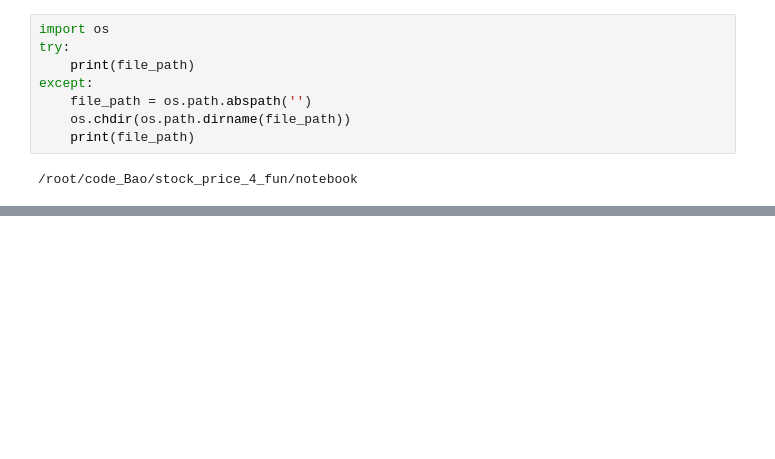
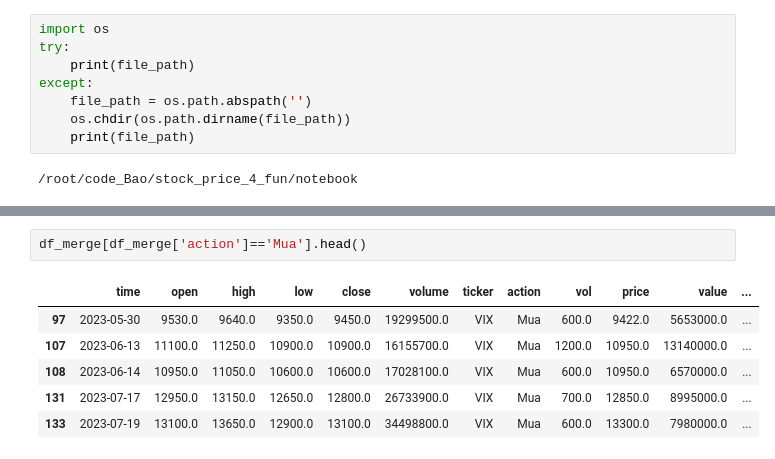
Before and after one commit to mrzaizai2k/stock_price_4_fun, a Jupyter notebook: notebook/trading_record.ipynb, the cells around one changed output, grey strips where cells are left out. Cells and saved outputs as stored; diff of their text form; blank space fills up the shorter version.

```diff
--- a/notebook/trading_record.ipynb
+++ b/notebook/trading_record.ipynb
@@ -252,0 +195,9 @@ plot_return(df, figsize=(1000, 600))
+# %%
+df_merge[df_merge['action']=='Mua'].head()
+# %% [output]
+|  | time | open | high | low | close | volume | ticker | action | vol | price | value | ... |
+| 97 | 2023-05-30 | 9530.0 | 9640.0 | 9350.0 | 9450.0 | 19299500.0 | VIX | Mua | 600.0 | 9422.0 | 5653000.0 | ... |
+| 107 | 2023-06-13 | 11100.0 | 11250.0 | 10900.0 | 10900.0 | 16155700.0 | VIX | Mua | 1200.0 | 10950.0 | 13140000.0 | ... |
+| 108 | 2023-06-14 | 10950.0 | 11050.0 | 10600.0 | 10600.0 | 17028100.0 | VIX | Mua | 600.0 | 10950.0 | 6570000.0 | ... |
+| 131 | 2023-07-17 | 12950.0 | 13150.0 | 12650.0 | 12800.0 | 26733900.0 | VIX | Mua | 700.0 | 12850.0 | 8995000.0 | ... |
+| 133 | 2023-07-19 | 13100.0 | 13650.0 | 12900.0 | 13100.0 | 34498800.0 | VIX | Mua | 600.0 | 13300.0 | 7980000.0 | ... |
```
Also changed, not shown: parts of 29 cells of this notebook, 3 other files.
